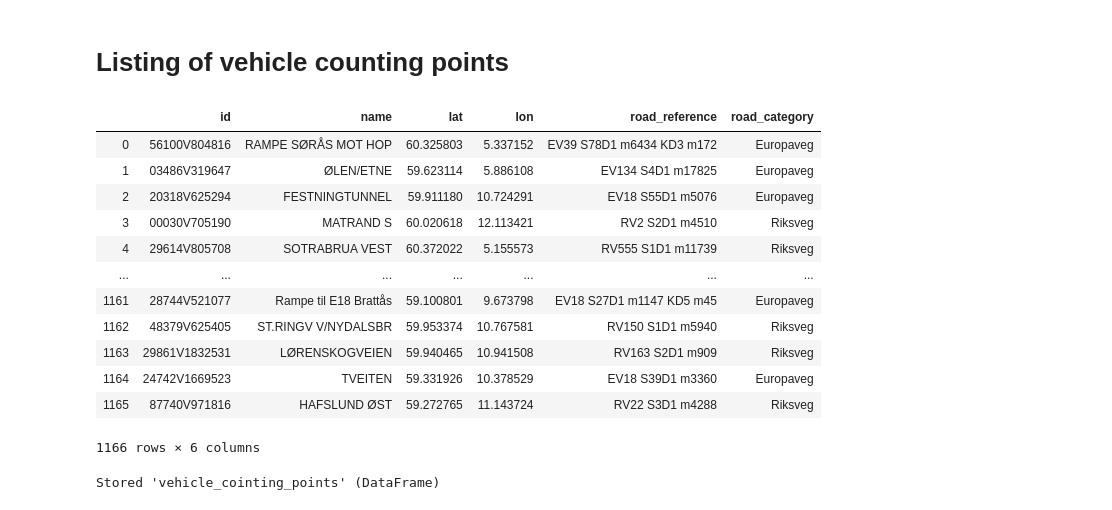
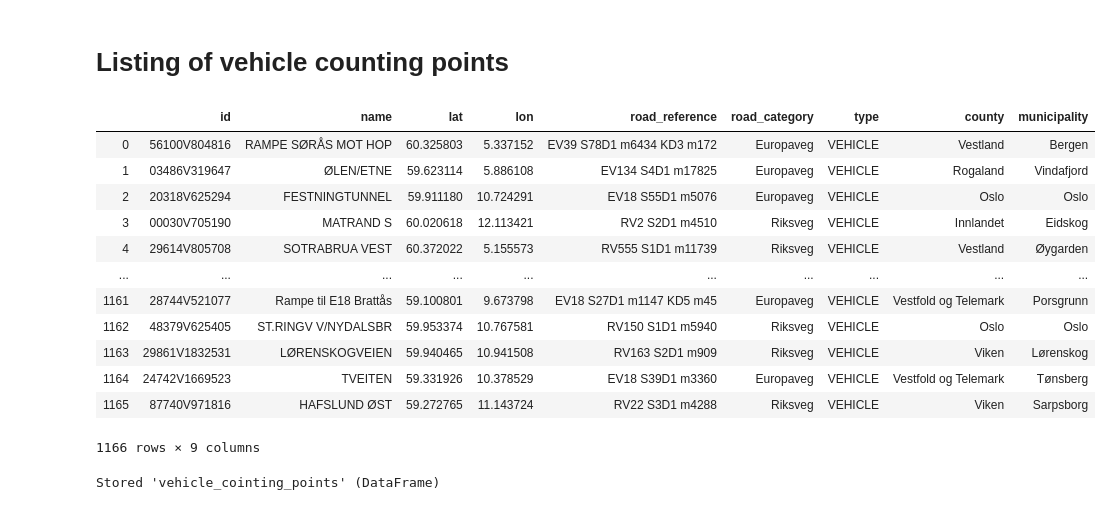
Before and after one commit to tomasle/DataUt, a Jupyter notebook: Vehicle_counting_points.ipynb, the cells around one changed output. Drawn from its saved outputs; the diff is of its cells as text; code cells hidden in the pictures.

```diff
--- a/Vehicle_counting_points.ipynb
+++ b/Vehicle_counting_points.ipynb
@@ -47,7 +47,10 @@ query = gql('''{
   trafficRegistrationPoints(searchQuery: {roadCategoryIds: [E, R]}) {
     id
     name
+    trafficRegistrationType
     location {
+      county {name}
+      municipality {name}
       roadReference { shortForm
       roadCategory {name}
       }
@@ -56,48 +59,52 @@ query = gql('''{
           lat
           lon
         }
       }
     }
   }
 }
 ''')
 
 data = client.execute(query)
 
 #data
 
 traffic_registration_points = data['trafficRegistrationPoints']
 
 rows = []
 
 for trp in traffic_registration_points:
     row = [trp['id'], trp['name'], trp['location']['coordinates']['latLon']['lat'],
            trp['location']['coordinates']['latLon']['lon'],trp['location']['roadReference']['shortForm'],
-          trp['location']['roadReference']['roadCategory']['name']]
+          trp['location']['roadReference']['roadCategory']['name'],
+          trp['trafficRegistrationType'],
+          trp['location']['county']['name'],
+          trp['location']['municipality']['name']
+          ]
     rows.append(row)
 
 
 
 
 
 df = pd.DataFrame(rows)
-column_names = ['id', 'name', 'lat', 'lon', 'road_reference','road_category']
+column_names = ['id', 'name', 'lat', 'lon', 'road_reference','road_category','type','county', 'municipality']
 df.columns=column_names
 df
 # %% [output]
-|  | id | name | lat | lon | road_reference | road_category |
-| 0 | 56100V804816 | RAMPE SØRÅS MOT HOP | 60.325803 | 5.337152 | EV39 S78D1 m6434 KD3 m172 | Europaveg |
-| 1 | 03486V319647 | ØLEN/ETNE | 59.623114 | 5.886108 | EV134 S4D1 m17825 | Europaveg |
-| 2 | 20318V625294 | FESTNINGTUNNEL | 59.911180 | 10.724291 | EV18 S55D1 m5076 | Europaveg |
-| 3 | 00030V705190 | MATRAND S | 60.020618 | 12.113421 | RV2 S2D1 m4510 | Riksveg |
-| 4 | 29614V805708 | SOTRABRUA VEST | 60.372022 | 5.155573 | RV555 S1D1 m11739 | Riksveg |
-| ... | ... | ... | ... | ... | ... | ... |
-| 1161 | 28744V521077 | Rampe til E18 Brattås | 59.100801 | 9.673798 | EV18 S27D1 m1147 KD5 m45 | Europaveg |
-| 1162 | 48379V625405 | ST.RINGV V/NYDALSBR | 59.953374 | 10.767581 | RV150 S1D1 m5940 | Riksveg |
-| 1163 | 29861V1832531 | LØRENSKOGVEIEN | 59.940465 | 10.941508 | RV163 S2D1 m909 | Riksveg |
-| 1164 | 24742V1669523 | TVEITEN | 59.331926 | 10.378529 | EV18 S39D1 m3360 | Europaveg |
-| 1165 | 87740V971816 | HAFSLUND ØST | 59.272765 | 11.143724 | RV22 S3D1 m4288 | Riksveg |
+|  | id | name | lat | lon | road_reference | road_category | type | county | municipality |
+| 0 | 56100V804816 | RAMPE SØRÅS MOT HOP | 60.325803 | 5.337152 | EV39 S78D1 m6434 KD3 m172 | Europaveg | VEHICLE | Vestland | Bergen |
+| 1 | 03486V319647 | ØLEN/ETNE | 59.623114 | 5.886108 | EV134 S4D1 m17825 | Europaveg | VEHICLE | Rogaland | Vindafjord |
+| 2 | 20318V625294 | FESTNINGTUNNEL | 59.911180 | 10.724291 | EV18 S55D1 m5076 | Europaveg | VEHICLE | Oslo | Oslo |
+| 3 | 00030V705190 | MATRAND S | 60.020618 | 12.113421 | RV2 S2D1 m4510 | Riksveg | VEHICLE | Innlandet | Eidskog |
+| 4 | 29614V805708 | SOTRABRUA VEST | 60.372022 | 5.155573 | RV555 S1D1 m11739 | Riksveg | VEHICLE | Vestland | Øygarden |
+| ... | ... | ... | ... | ... | ... | ... | ... | ... | ... |
+| 1161 | 28744V521077 | Rampe til E18 Brattås | 59.100801 | 9.673798 | EV18 S27D1 m1147 KD5 m45 | Europaveg | VEHICLE | Vestfold og Telemark | Porsgrunn |
+| 1162 | 48379V625405 | ST.RINGV V/NYDALSBR | 59.953374 | 10.767581 | RV150 S1D1 m5940 | Riksveg | VEHICLE | Oslo | Oslo |
+| 1163 | 29861V1832531 | LØRENSKOGVEIEN | 59.940465 | 10.941508 | RV163 S2D1 m909 | Riksveg | VEHICLE | Viken | Lørenskog |
+| 1164 | 24742V1669523 | TVEITEN | 59.331926 | 10.378529 | EV18 S39D1 m3360 | Europaveg | VEHICLE | Vestfold og Telemark | Tønsberg |
+| 1165 | 87740V971816 | HAFSLUND ØST | 59.272765 | 11.143724 | RV22 S3D1 m4288 | Riksveg | VEHICLE | Viken | Sarpsborg |
-1166 rows × 6 columns
+1166 rows × 9 columns
 # %%
 # Making data available into other notebooks
 vehicle_cointing_points = df
```
Also changed, not shown: 1 other file.
